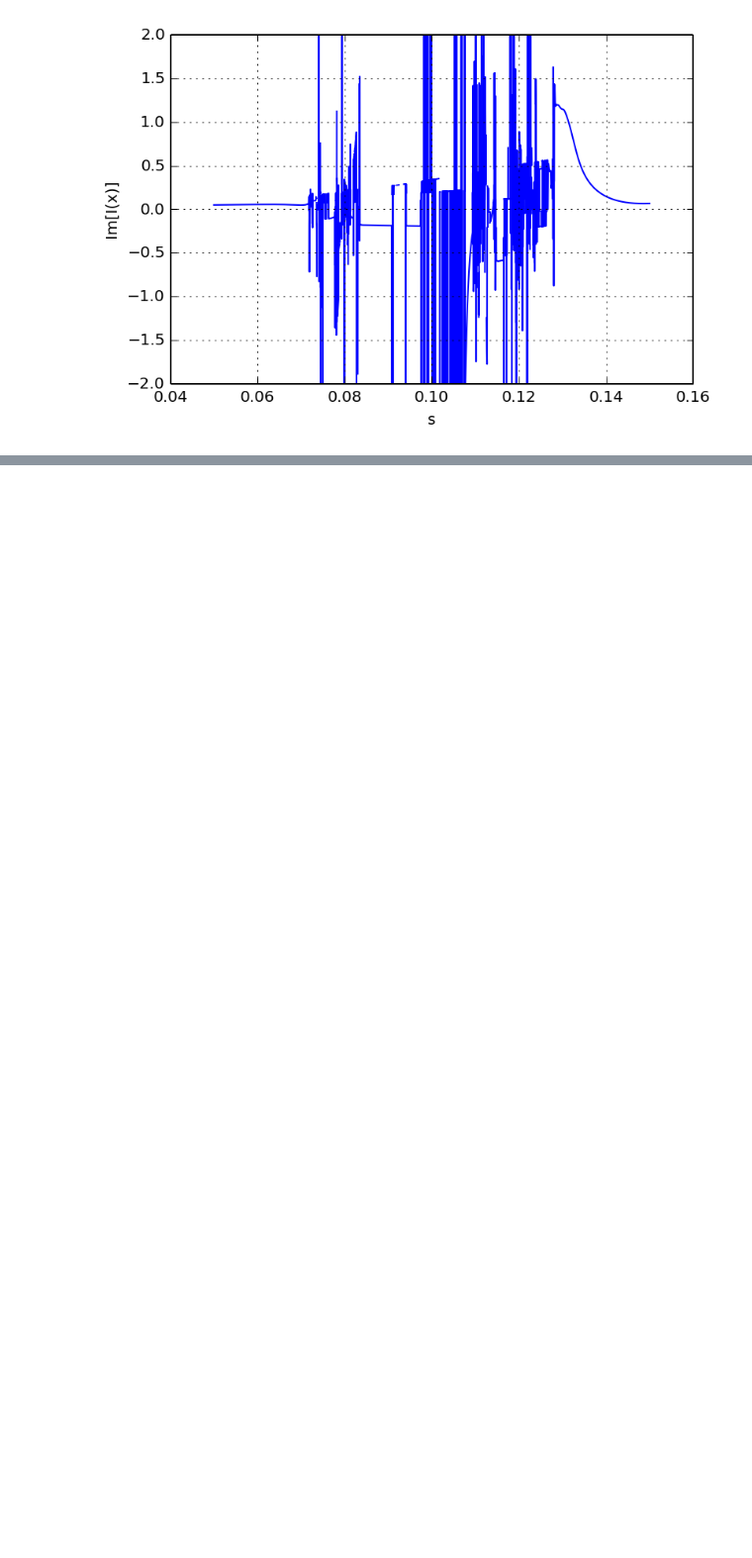
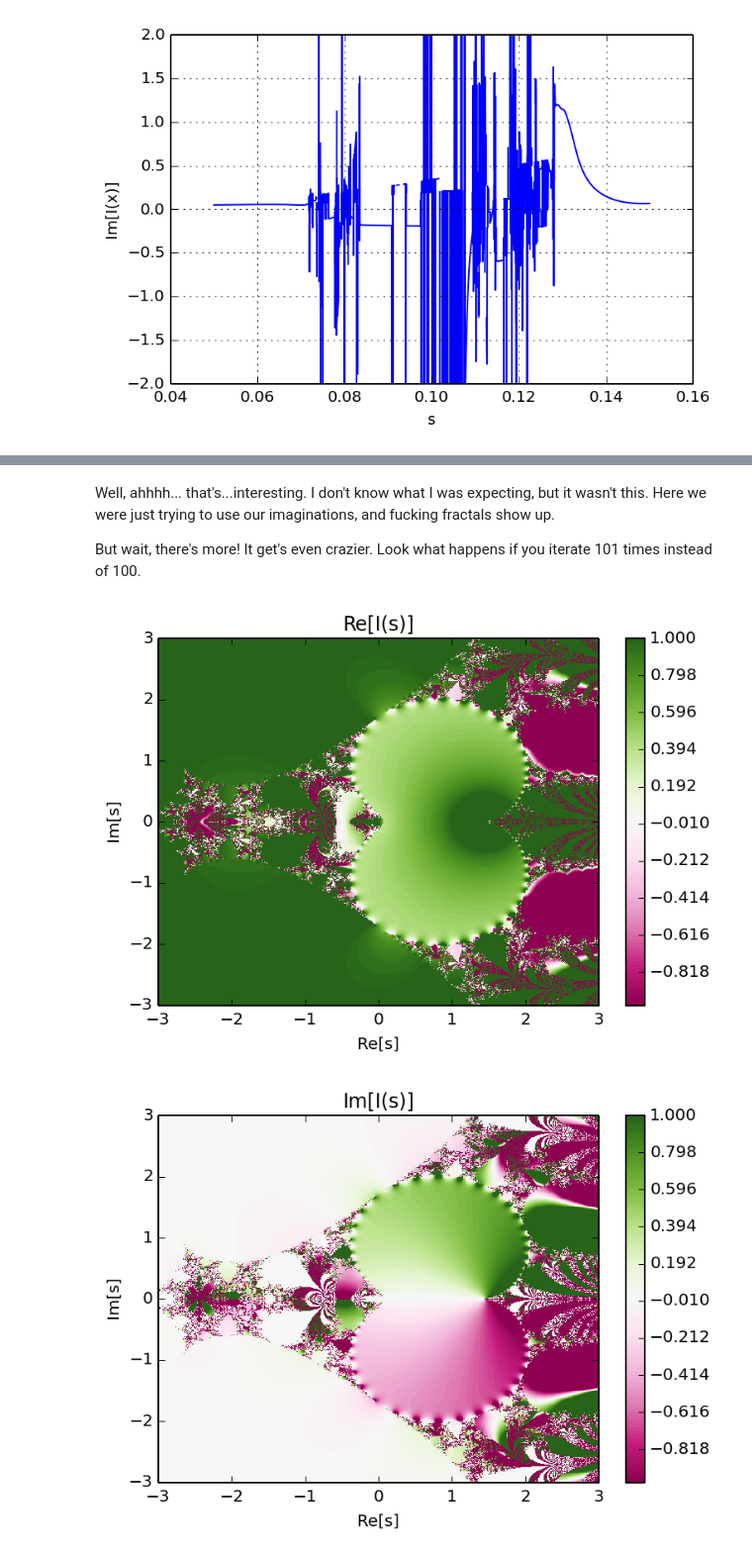
Before and after one commit to egmont7/Small, a Jupyter notebook: Imagination.ipynb, the cells around one changed output, grey strips where cells are left out. Shown at 99% size. Cells and saved outputs as stored; diff of their text form; code cells hidden in the pictures; blank space fills up the shorter version.

Commit message:
Holy Shit! Fractals!

```diff
--- a/Imagination.ipynb
+++ b/Imagination.ipynb
@@ -215,0 +266,9 @@ If anyone more mathematically inclined sees this and has an explaination, I woul
+# %% [markdown]
+Well, ahhhh... that's...interesting. I don't know what I was expecting, but it wasn't this. Here we were just trying to use our imaginations, and fucking fractals show up.
+
+But wait, there's more! It get's even crazier. Look what happens if you iterate 101 times instead of 100.
+# %%
+iter_101 = I_2D(((-3,3),(-3,3)), 101)
+# %% [output]
+[figure, added]
+[figure, added]
```
Also changed, not shown: parts of 11 cells of this notebook.
